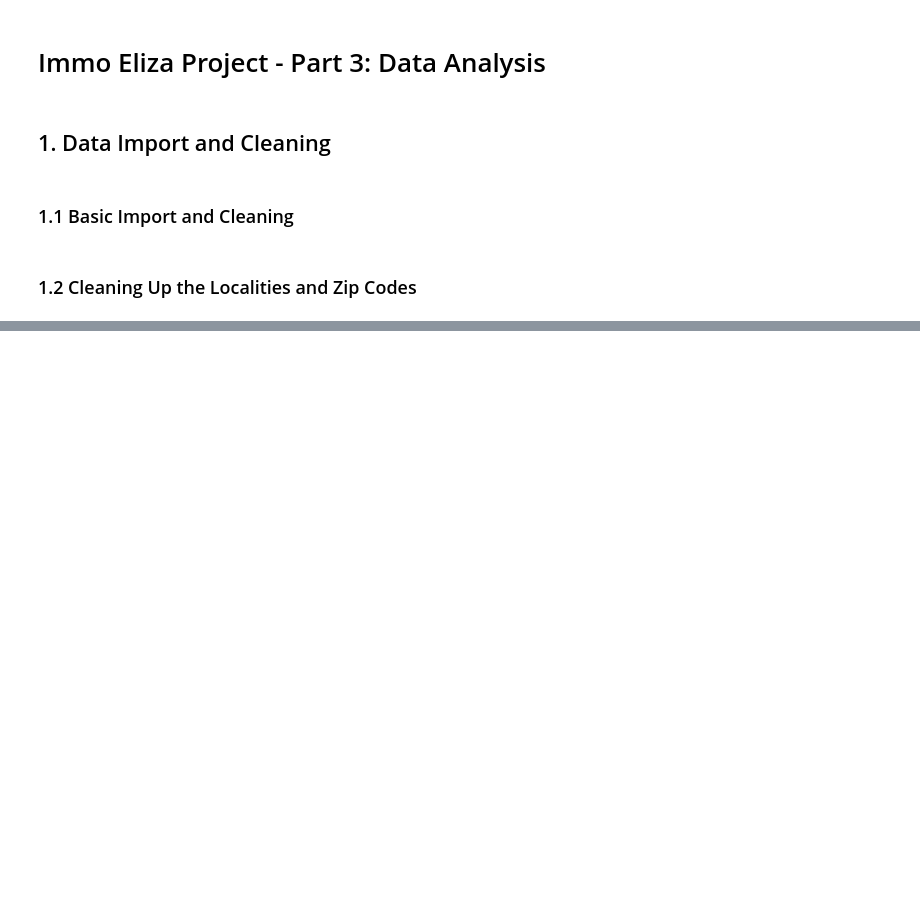
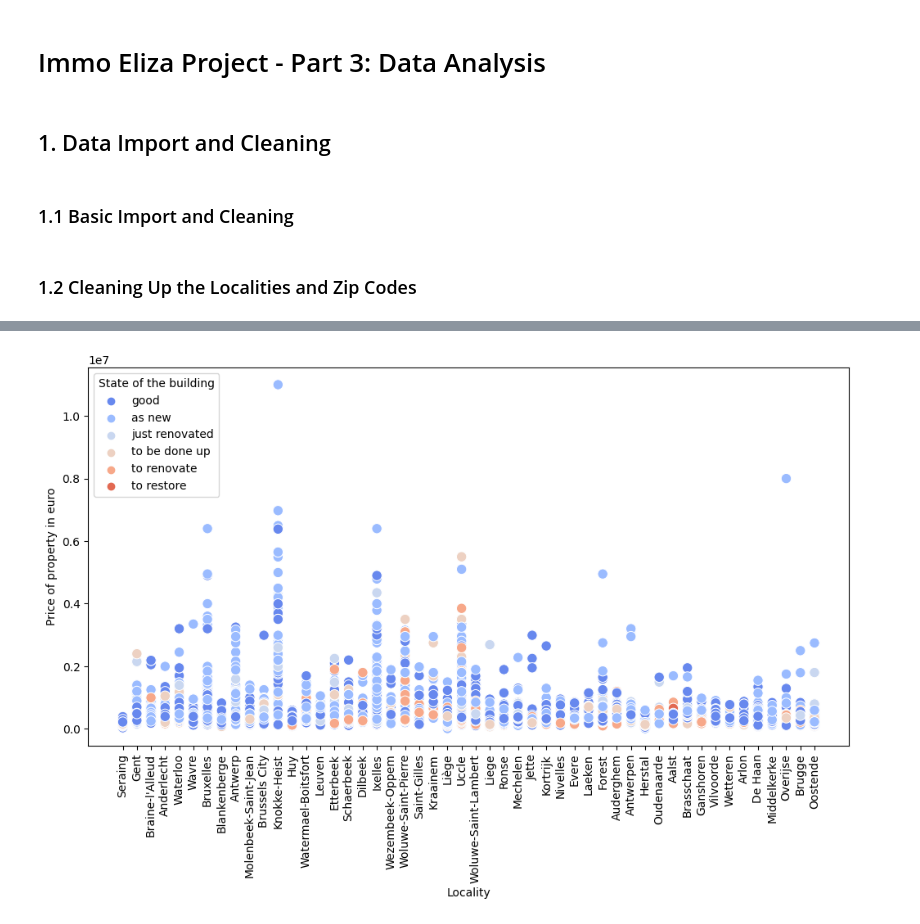
Before and after one commit to brammichielsen/challenge-regression, a Jupyter notebook: Eliza-2.ipynb, the cells around one changed output, grey strips where cells are left out. Cells and saved outputs as stored; diff of their text form; code cells hidden in the pictures; blank space fills up the shorter version.

```diff
--- a/Eliza-2.ipynb
+++ b/Eliza-2.ipynb
@@ -119,0 +236,29 @@ plt.show()
+# %%
+# Exclude NaN values in the 'State of the building' column
+df_filtered = df.dropna(subset=['State of the building'])
+
+# Get the top 50 locations by count
+top_locations = df_filtered['Locality'].value_counts().nlargest(50).index
+
+# Filter the dataframe to include only the top 100 locations
+df_top_locations = df_filtered[df_filtered['Locality'].isin(top_locations)]
+
+# Create a custom color palette for the 'State of the building' categories
+palette = sns.color_palette("coolwarm", n_colors=6)
+
+# Define the desired order of hue labels
+hue_order = ['good', 'as new', 'just renovated', 'to be done up', 'to renovate', 'to restore']
+
+# Increase the figure size
+plt.figure(figsize=(12, 6))
+
+# Create the scatter plot with adjusted data point size and manually set hue colors
+sns.scatterplot(x="Locality", y="Price of property in euro", hue="State of the building", hue_order=hue_order, palette=palette, data=df_top_locations, s=80, label="State of the building over ")
+
+# Rotate x-axis labels for readability
+plt.xticks(rotation=90)
+
+# Show the plot
+plt.show()
+# %% [output]
+[figure, added]
```
Also changed, not shown: parts of 14 cells of this notebook, 1 other file.
